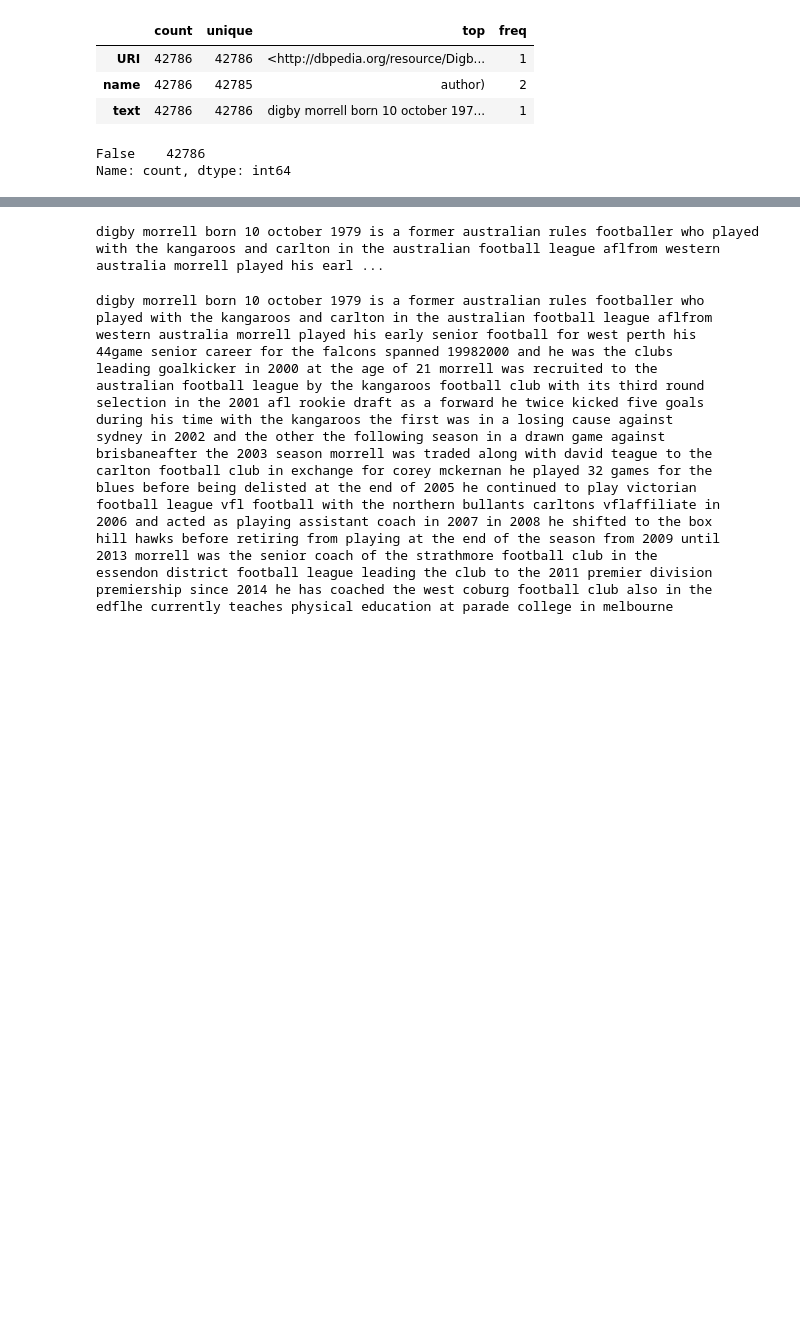
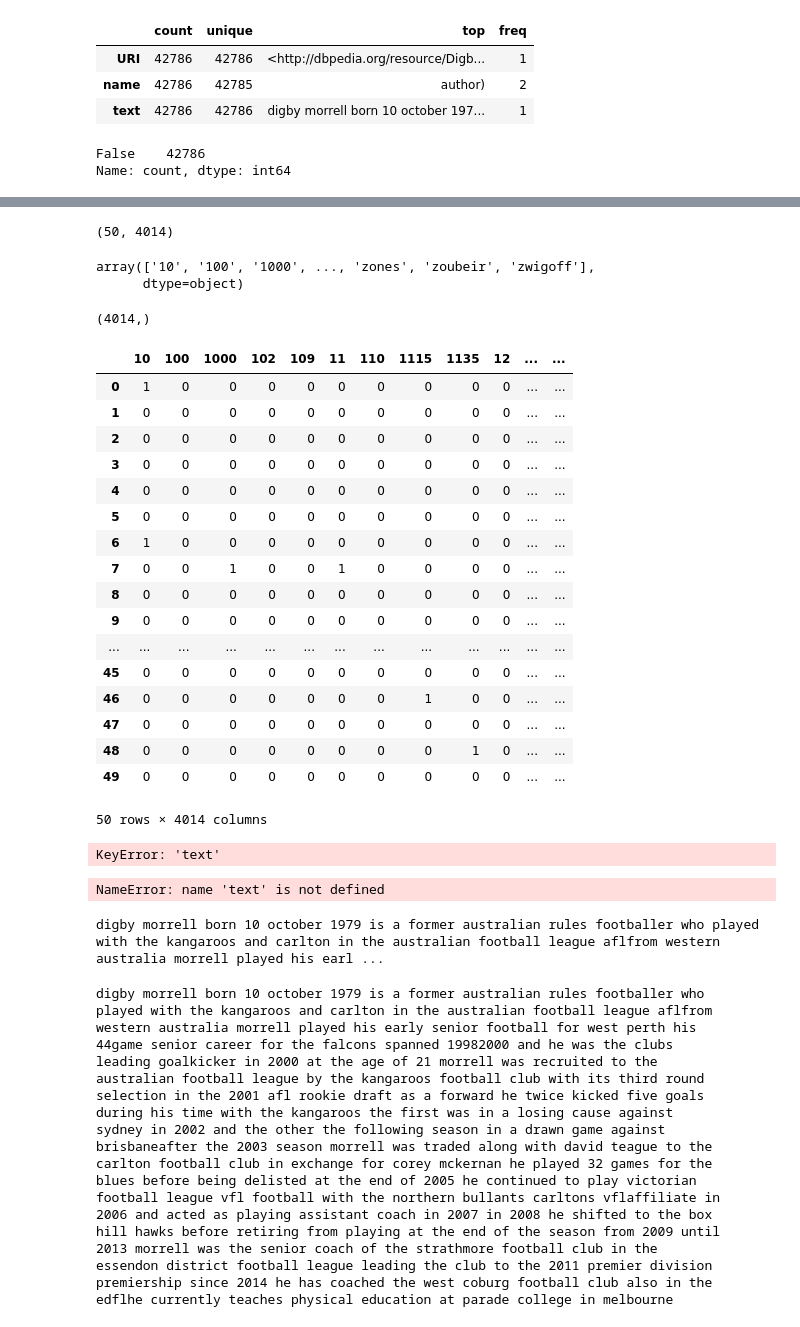
Before and after one commit to samula98/proj5_v0, a Jupyter notebook: proj5_v00_NLP_Description_for_Students.ipynb, the cells around one changed output, grey strips where cells are left out. Cells and saved outputs as stored; diff of their text form; code cells hidden in the pictures; blank space fills up the shorter version.

```diff
--- a/proj5_v00_NLP_Description_for_Students.ipynb
+++ b/proj5_v00_NLP_Description_for_Students.ipynb
@@ -111,0 +119,3 @@ Name: count, dtype: int64
+# %%
+df_text = df.iloc[:]['text']
+df_text
@@ -111,0 +137,4 @@ Name: count, dtype: int64
+# %%
+BoW =  BagOfWords(stop_words='english')
+vec = BoW.fit_transform(df_text[:50])
+vec.toarray()
@@ -112,3 +149,60 @@ Name: count, dtype: int64
+# %%
+(vec.toarray()).shape
+# %% [output]
+(50, 4014)
+# %%
+BoW.get_feature_names_out()
+# %% [output]
+array(['10', '100', '1000', ..., 'zones', 'zoubeir', 'zwigoff'],
+      dtype=object)
+# %%
+(BoW.get_feature_names_out()).shape
+# %% [output]
+(4014,)
+# %%
+pd.DataFrame( vec.toarray(), columns = BoW.get_feature_names_out() )
+# %% [output]
+|  | 10 | 100 | 1000 | 102 | 109 | 11 | 110 | 1115 | 1135 | 12 | ... | ... |
+| 0 | 1 | 0 | 0 | 0 | 0 | 0 | 0 | 0 | 0 | 0 | ... | ... |
+| 1 | 0 | 0 | 0 | 0 | 0 | 0 | 0 | 0 | 0 | 0 | ... | ... |
+| 2 | 0 | 0 | 0 | 0 | 0 | 0 | 0 | 0 | 0 | 0 | ... | ... |
+| 3 | 0 | 0 | 0 | 0 | 0 | 0 | 0 | 0 | 0 | 0 | ... | ... |
+| 4 | 0 | 0 | 0 | 0 | 0 | 0 | 0 | 0 | 0 | 0 | ... | ... |
+| 5 | 0 | 0 | 0 | 0 | 0 | 0 | 0 | 0 | 0 | 0 | ... | ... |
+| 6 | 1 | 0 | 0 | 0 | 0 | 0 | 0 | 0 | 0 | 0 | ... | ... |
+| 7 | 0 | 0 | 1 | 0 | 0 | 1 | 0 | 0 | 0 | 0 | ... | ... |
+| 8 | 0 | 0 | 0 | 0 | 0 | 0 | 0 | 0 | 0 | 0 | ... | ... |
+| 9 | 0 | 0 | 0 | 0 | 0 | 0 | 0 | 0 | 0 | 0 | ... | ... |
+| ... | ... | ... | ... | ... | ... | ... | ... | ... | ... | ... | ... | ... |
+| 45 | 0 | 0 | 0 | 0 | 0 | 0 | 0 | 0 | 0 | 0 | ... | ... |
+| 46 | 0 | 0 | 0 | 0 | 0 | 0 | 0 | 1 | 0 | 0 | ... | ... |
+| 47 | 0 | 0 | 0 | 0 | 0 | 0 | 0 | 0 | 0 | 0 | ... | ... |
+| 48 | 0 | 0 | 0 | 0 | 0 | 0 | 0 | 0 | 1 | 0 | ... | ... |
+| 49 | 0 | 0 | 0 | 0 | 0 | 0 | 0 | 0 | 0 | 0 | ... | ... |
+50 rows × 4014 columns
+# %%
+def clean_blob(text):
+    text = text.lower()  # Convert to lowercase
+    text_lower = re.sub(r'[^\w\s]', '', text)  # Remove punctuation and special characters
+    # Remove stop words
+    stop_words = set(stop_words.words('english'))
+    words = text.split()
+    text_no_stops = ' '.join([word for word in words if word not in stop_words])
+    # Stemming
+    stemmer = PorterStemmer()
+    words = text.split()
+    text_stem = ' '.join([stemmer.stem(word) for word in words])
+    return text
+# Change 'WikiText' to 'Blurb' to refer to the correct column name
+df_text['clean_text'] = df_text['text'].apply(text)
+df_text
+# %% [output]
+KeyError: 'text'
+# %%
+text = text.lower()
+text = re.sub(r'[^\w\s]', '', text)
+# %% [output]
+NameError: name 'text' is not defined
 # %%
 pd.set_option('display.max_colwidth', None)
 print(df.iloc[0]['text'])
```
Also changed, not shown: parts of 10 cells of this notebook.
